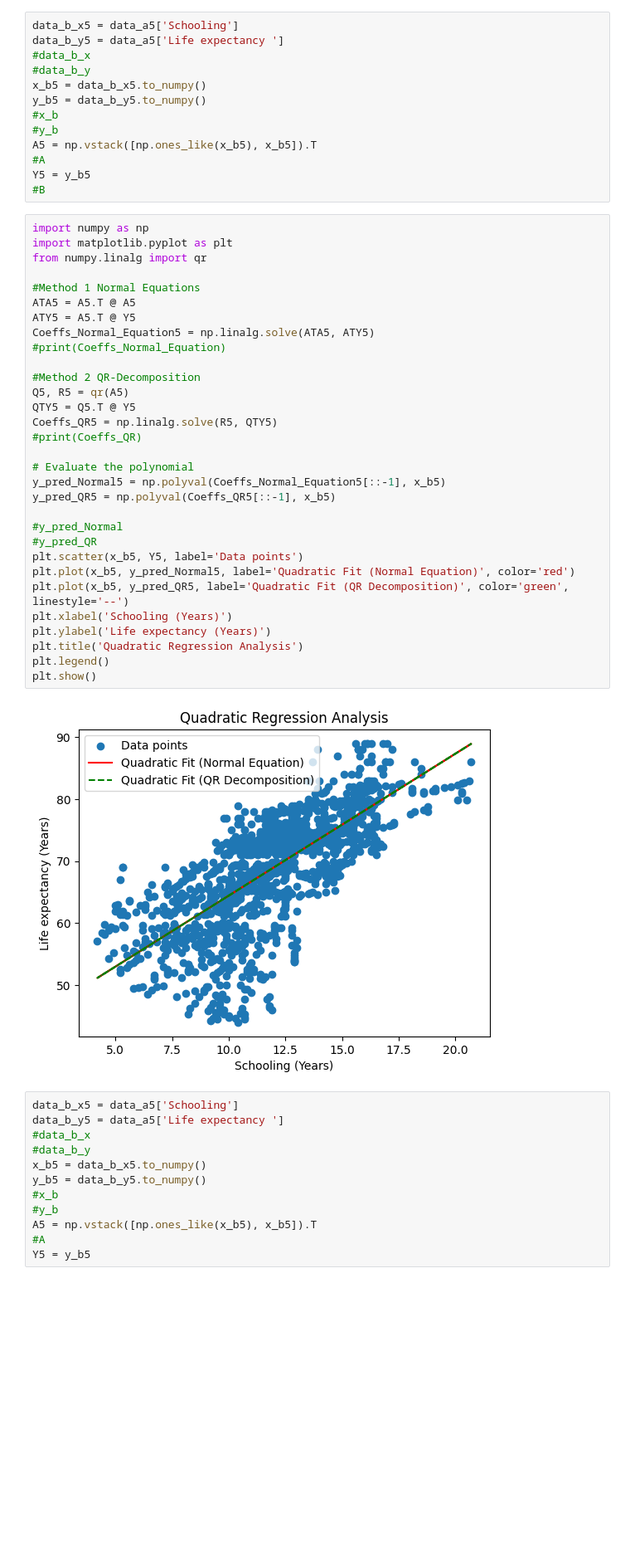
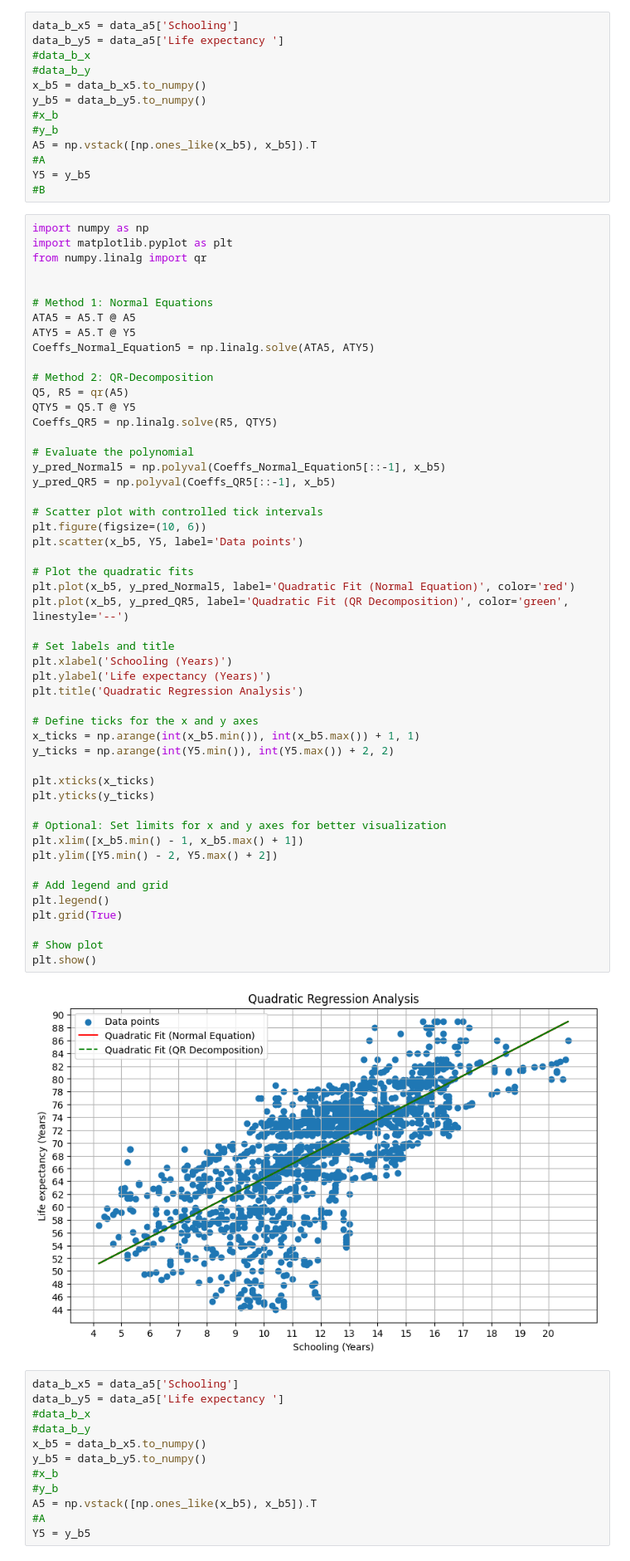
Before and after one commit to MaxCHENGLONG/1TD060-Applied-Linear-Algebra-for-Data-Science-UU, a Jupyter notebook: Assignment_3: Regression/Assignment3_ALADS.ipynb, the cells around one changed output. Shown: that part at 83% size. Saved outputs shown, nothing was run; the diff lists cells and outputs as text; blank space fills up the shorter version.

```diff
--- a/Assignment_3: Regression/Assignment3_ALADS.ipynb
+++ b/Assignment_3: Regression/Assignment3_ALADS.ipynb
@@ -267,36 +337,55 @@ Y5 = y_b5
 # %%
 import numpy as np
 import matplotlib.pyplot as plt
 from numpy.linalg import qr
 
-#Method 1 Normal Equations
+
+# Method 1: Normal Equations
 ATA5 = A5.T @ A5
 ATY5 = A5.T @ Y5
 Coeffs_Normal_Equation5 = np.linalg.solve(ATA5, ATY5)
-#print(Coeffs_Normal_Equation)
 
-#Method 2 QR-Decomposition
+# Method 2: QR-Decomposition
 Q5, R5 = qr(A5)
 QTY5 = Q5.T @ Y5
 Coeffs_QR5 = np.linalg.solve(R5, QTY5)
-#print(Coeffs_QR)
 
 # Evaluate the polynomial
 y_pred_Normal5 = np.polyval(Coeffs_Normal_Equation5[::-1], x_b5)
 y_pred_QR5 = np.polyval(Coeffs_QR5[::-1], x_b5)
 
-#y_pred_Normal
-#y_pred_QR
+# Scatter plot with controlled tick intervals
+plt.figure(figsize=(10, 6))
 plt.scatter(x_b5, Y5, label='Data points')
+
+# Plot the quadratic fits
 plt.plot(x_b5, y_pred_Normal5, label='Quadratic Fit (Normal Equation)', color='red')
 plt.plot(x_b5, y_pred_QR5, label='Quadratic Fit (QR Decomposition)', color='green', linestyle='--')
+
+# Set labels and title
 plt.xlabel('Schooling (Years)')
 plt.ylabel('Life expectancy (Years)')
 plt.title('Quadratic Regression Analysis')
+
+# Define ticks for the x and y axes
+x_ticks = np.arange(int(x_b5.min()), int(x_b5.max()) + 1, 1)
+y_ticks = np.arange(int(Y5.min()), int(Y5.max()) + 2, 2)
+
+plt.xticks(x_ticks)
+plt.yticks(y_ticks)
+
+# Optional: Set limits for x and y axes for better visualization
+plt.xlim([x_b5.min() - 1, x_b5.max() + 1])
+plt.ylim([Y5.min() - 2, Y5.max() + 2])
+
+# Add legend and grid
 plt.legend()
+plt.grid(True)
+
+# Show plot
 plt.show()
 # %% [output]
-[figure, old version]
+[figure, new version]
 # %%
 data_b_x5 = data_a5['Schooling']
 data_b_y5 = data_a5['Life expectancy ']
```
Also changed, not shown: parts of 5 cells of this notebook.
